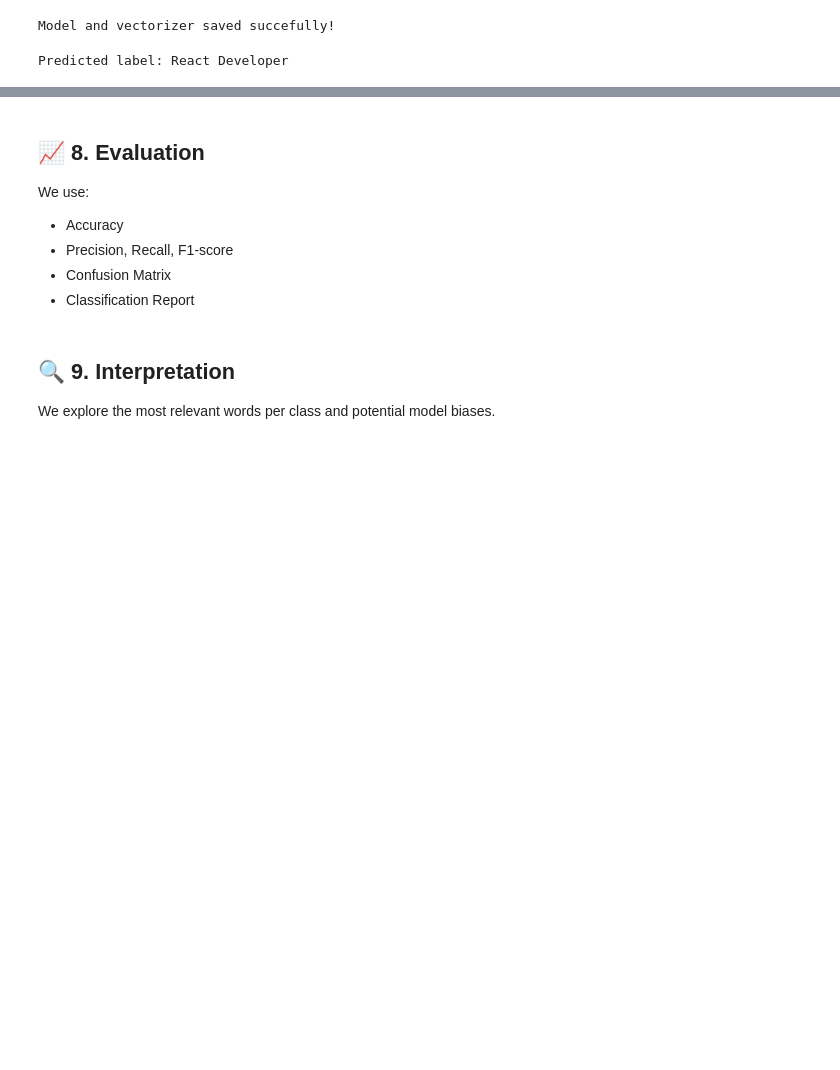
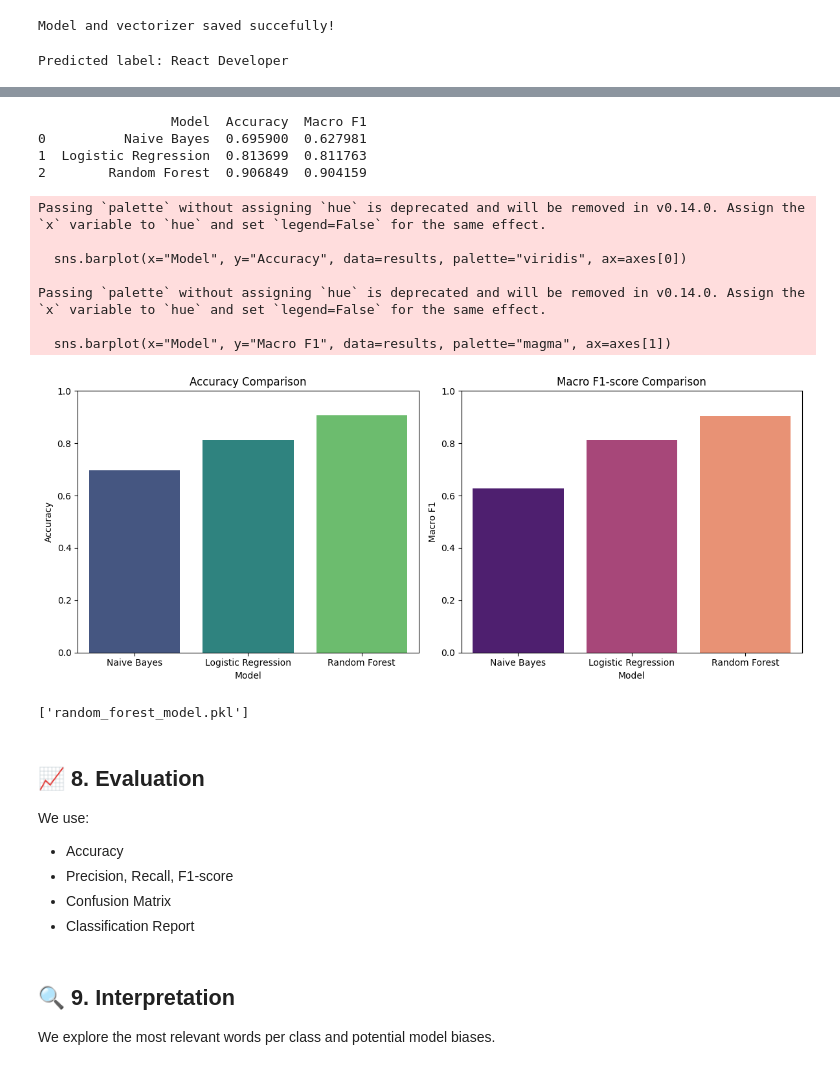
Before and after one commit to Edelan89/Resume_Classifier_with_NLP, a Jupyter notebook: Resume_Classifier_with_NLP.ipynb, the cells around one changed output, grey strips where cells are left out. Saved outputs shown, nothing was run; the diff lists cells and outputs as text; code cells hidden in the pictures; blank space fills up the shorter version.

```diff
--- a/Resume_Classifier_with_NLP.ipynb
+++ b/Resume_Classifier_with_NLP.ipynb
@@ -815,3 +916,62 @@ Predicted label: React Developer
+# %%
+# Compare random forest, logistic regression and naive bayes metrics
+from sklearn.metrics import classification_report
+
+# Naive Bayes Metrics
+report_nb = classification_report(y_test, y_pred, output_dict=True)
+f1_nb = report_nb['macro avg']['f1-score']
+
+# Logistic Regression Metrics
+report_log = classification_report(y_test, y_pred_log, output_dict=True)
+f1_log = report_log["macro avg"]["f1-score"]
+
+# Random Forest Metrics
+report_rf = classification_report(y_test, y_pred_rf, output_dict=True)
+f1_rf = report_rf["macro avg"]["f1-score"]
+
+# Create comparative DataFrame
+results = pd.DataFrame({
+    "Model": ["Naive Bayes", "Logistic Regression", "Random Forest"],
+    "Accuracy": [0.6959, accuracy_log, accuracy_rf],  # Use the accuracy from previous models
+    "Macro F1": [f1_nb, f1_log, f1_rf]
+})
+
+print(results)
+
+# Graphical comparison of the models
+fig, axes = plt.subplots(1, 2, figsize=(12,5))
+
+sns.barplot(x="Model", y="Accuracy", data=results, palette="viridis", ax=axes[0])
+axes[0].set_ylim(0,1)
+axes[0].set_title("Accuracy Comparison")
+
+sns.barplot(x="Model", y="Macro F1", data=results, palette="magma", ax=axes[1])
+axes[1].set_ylim(0,1)
+axes[1].set_title("Macro F1-score Comparison")
+
+plt.tight_layout()
+plt.show()
+# %% [output]
+                 Model  Accuracy  Macro F1
+0          Naive Bayes  0.695900  0.627981
+1  Logistic Regression  0.813699  0.811763
+2        Random Forest  0.906849  0.904159
+Passing `palette` without assigning `hue` is deprecated and will be removed in v0.14.0. Assign the `x` variable to `hue` and set `legend=False` for the same effect.
+
+  sns.barplot(x="Model", y="Accuracy", data=results, palette="viridis", ax=axes[0])
+
+Passing `palette` without assigning `hue` is deprecated and will be removed in v0.14.0. Assign the `x` variable to `hue` and set `legend=False` for the same effect.
+
+  sns.barplot(x="Model", y="Macro F1", data=results, palette="magma", ax=axes[1])
+[figure, added]
+# %%
+# The best model based on the metrics is the Random Forest Classifier. Now we can save it and replace the logistic regression model for Forest Classifier.
+# Save the Random Forest model and vectorizer
+import joblib
+joblib.dump(rf_model, "random_forest_model.pkl")
+joblib.dump(vectorizer, "tfidf_vectorizer.pkl")
+# %% [output]
+['random_forest_model.pkl']
 # %% [markdown]
 ## 📈 8. Evaluation
 
```
Also changed, not shown: parts of 6 cells of this notebook, 5 other files.
